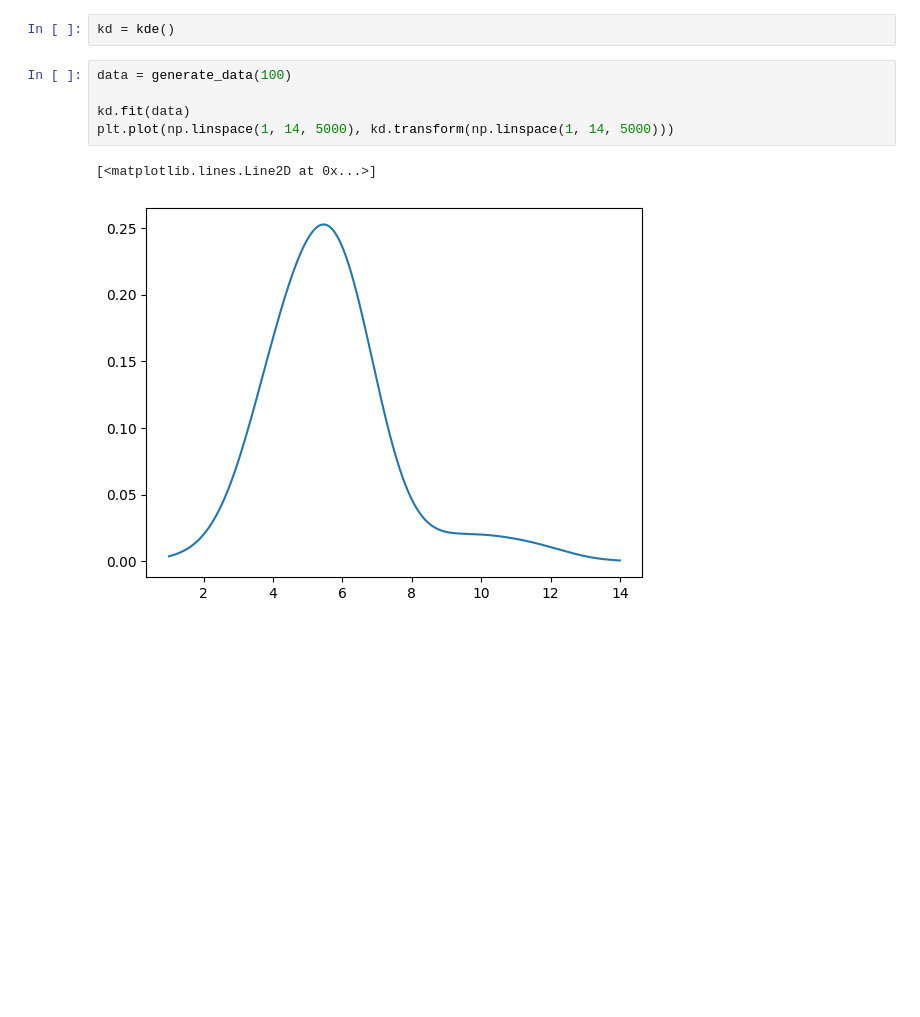
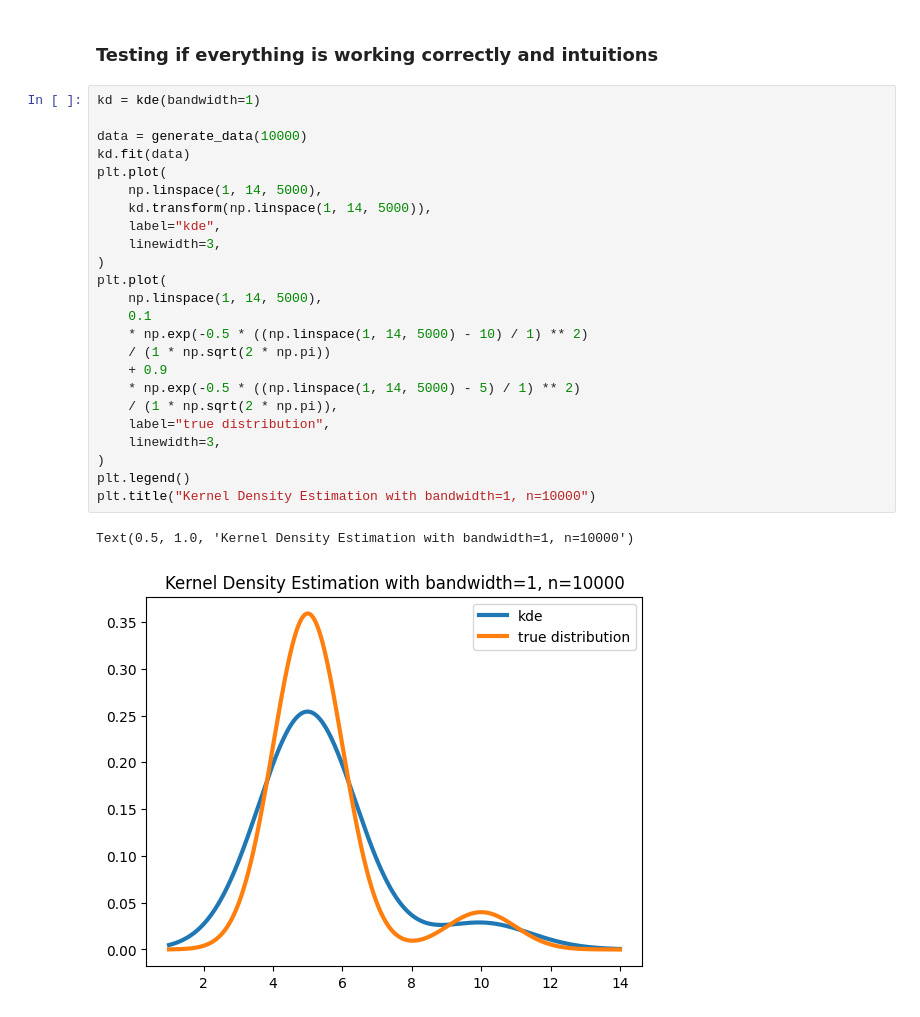
Before and after one commit to nizwant/adv_ml_labs, a Jupyter notebook: 08AAA_density.ipynb, the cells around one changed output. Saved outputs shown, nothing was run; the diff lists cells and outputs as text; blank space fills up the shorter version.

Commit message:
testing and multiple kernels

```diff
--- a/08AAA_density.ipynb
+++ b/08AAA_density.ipynb
@@ -36,10 +63,29 @@ class kde:
-# %%
-kd = kde()
-# %%
-data = generate_data(100)
-
-kd.fit(data)
-plt.plot(np.linspace(1, 14, 5000), kd.transform(np.linspace(1, 14, 5000)))
-# %% [output]
-[<matplotlib.lines.Line2D at 0x...>]
-[figure, removed]
+# %% [markdown]
+### Testing if everything is working correctly and intuitions
+# %%
+kd = kde(bandwidth=1)
+
+data = generate_data(10000)
+kd.fit(data)
+plt.plot(
+    np.linspace(1, 14, 5000),
+    kd.transform(np.linspace(1, 14, 5000)),
+    label="kde",
+    linewidth=3,
+)
+plt.plot(
+    np.linspace(1, 14, 5000),
+    0.1
+    * np.exp(-0.5 * ((np.linspace(1, 14, 5000) - 10) / 1) ** 2)
+    / (1 * np.sqrt(2 * np.pi))
+    + 0.9
+    * np.exp(-0.5 * ((np.linspace(1, 14, 5000) - 5) / 1) ** 2)
+    / (1 * np.sqrt(2 * np.pi)),
+    label="true distribution",
+    linewidth=3,
+)
+plt.legend()
+plt.title("Kernel Density Estimation with bandwidth=1, n=10000")
+# %% [output]
+Text(0.5, 1.0, 'Kernel Density Estimation with bandwidth=1, n=10000')
+[figure, added]
```
Also changed, not shown: parts of 12 cells of this notebook.
